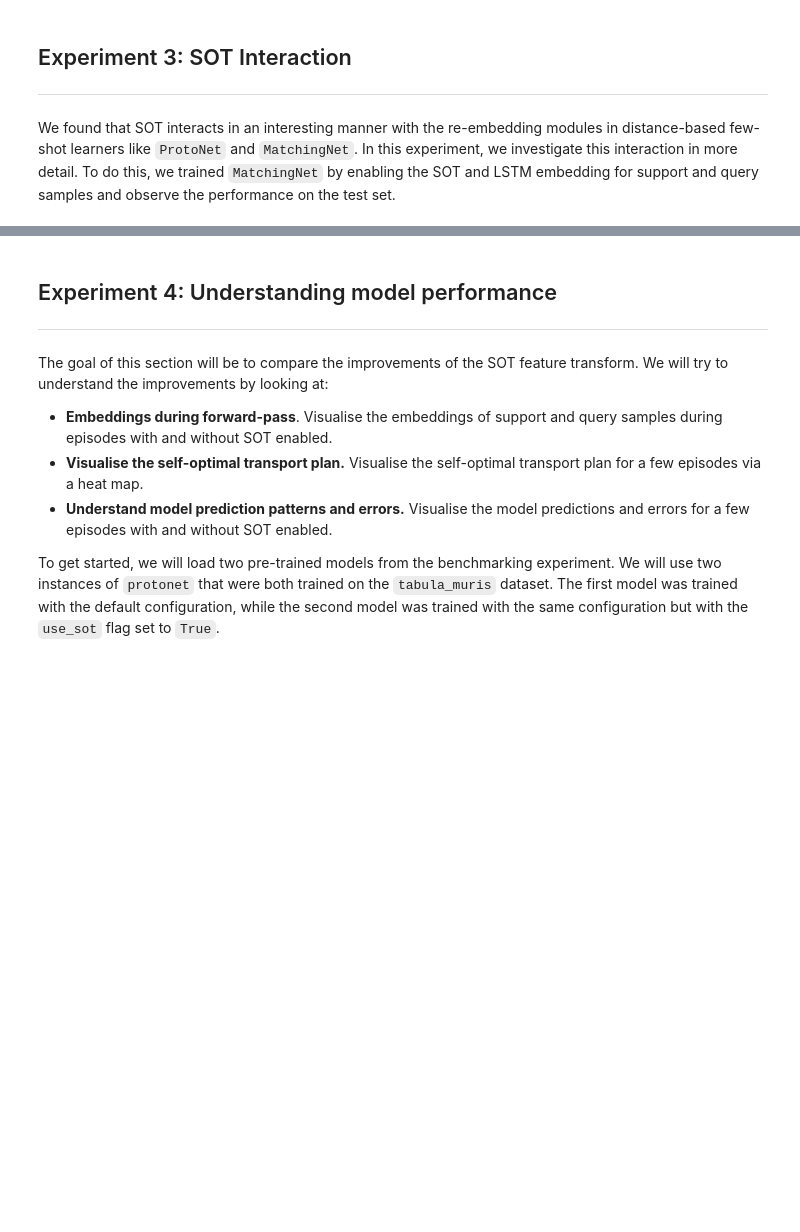
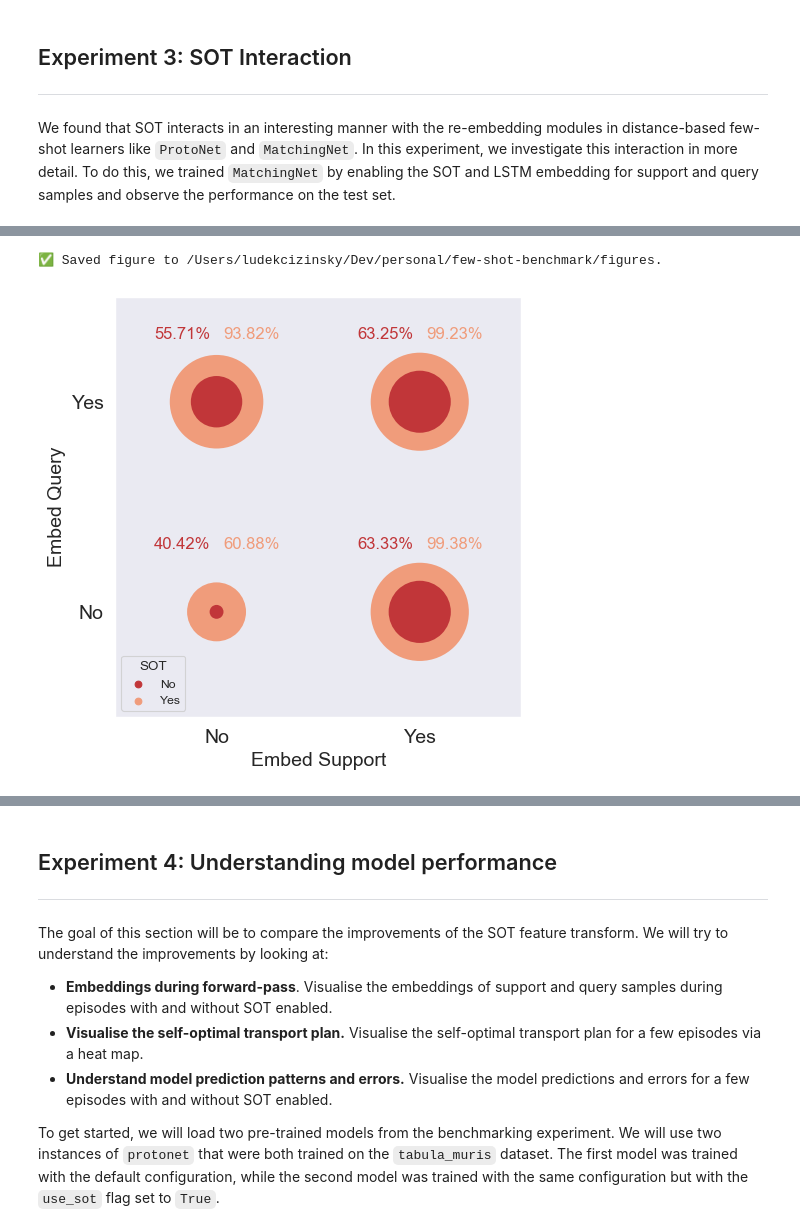
Before and after one commit to mikasenghaas/few-shot-benchmark, a Jupyter notebook: notebooks/analysis.ipynb, the cells around one changed output, grey strips where cells are left out. Drawn from its saved outputs; the diff is of its cells as text; code cells hidden in the pictures; blank space fills up the shorter version.

```diff
--- a/notebooks/analysis.ipynb
+++ b/notebooks/analysis.ipynb
@@ -441,26 +510,80 @@ print(f"✅ Saved figure to {FIGURE_DIR}.")
 # %%
 # Scatterplot of interaction between support, query and SOT embeddings
 fig, ax = plt.subplots(figsize=(5, 5))
 sns.scatterplot(
     df_runs,
     x=("config", "embed_support"),
     y=("config", "embed_query"),
     hue=("config", "use_sot"),
     size=("eval", "test/acc"),
     sizes=(100, 5000),
     linewidth=0,
 )
+
+# Set label size
+labsize = 14
+
+# Set the labels and ticks of the axes
 ax.set_xlim(-0.5, 1.5)
 ax.set_ylim(-0.5, 1.5)
 ax.set_xticks([0, 1])
 ax.set_yticks([0, 1])
 ax.set_xticklabels(["No", "Yes"])
 ax.set_yticklabels(["No", "Yes"])
 ax.set(
     xlabel="Embed Support",
     ylabel="Embed Query",
 )
-ax.legend().remove()
+
+# Set x and y axis labels size
+ax.xaxis.label.set_size(labsize)
+ax.yaxis.label.set_size(labsize)
+
+
+# Add the accuarcy as text to the scatterplot
+for i, row in df_runs.iterrows():
+
+    # Get sot flag
+    is_sot = row[("config", "use_sot")]
+
+    # Decide on the color of the text based on the SOT flag, use
+    color = sns.color_palette()[1] if is_sot else sns.color_palette()[0]
+
+    # Define the offset of the text
+    y_offset = 0.3
+    x_offset = 0.17 if is_sot else -0.17
+
+    # Add accuracies horizontally centered above the scatterplot
+    ax.text(
+        x=row[("config", "embed_support")] + x_offset,
+        y=row[("config", "embed_query")] + y_offset,
+        s=f"{row[('eval', 'test/acc')]:.2f}%",
+        color=color,
+        horizontalalignment="center",
+        size=12,
+    )
+
+# Make the ticks descroptors bigger
+ax.tick_params(labelsize=labsize)
+
+# Tight layout
+fig.tight_layout(pad=1.0)
+
+# Remove the legend
+ax.get_legend().remove()
+
+# Add a new custom legend
+handles, labels = ax.get_legend_handles_labels()
+labels = ["No", "Yes"]
+handles = [handles[1], handles[2]]
+ax.legend(handles, labels, title="SOT", loc="lower left");
+
+# Save figure
+fig.savefig(os.path.join(FIGURE_DIR, "sot-interaction-scatter.pdf"), bbox_inches="tight")
+print(f"✅ Saved figure to {FIGURE_DIR}.")
+# %% [output]
+✅ Saved figure to /Users/ludekcizinsky/Dev/personal/few-shot-benchmark/figures.
+[figure, added]
 # %%
 def is_interaction(row):
     support, query, sot = (
```
Also changed, not shown: parts of 15 cells of this notebook, 5 other files.
